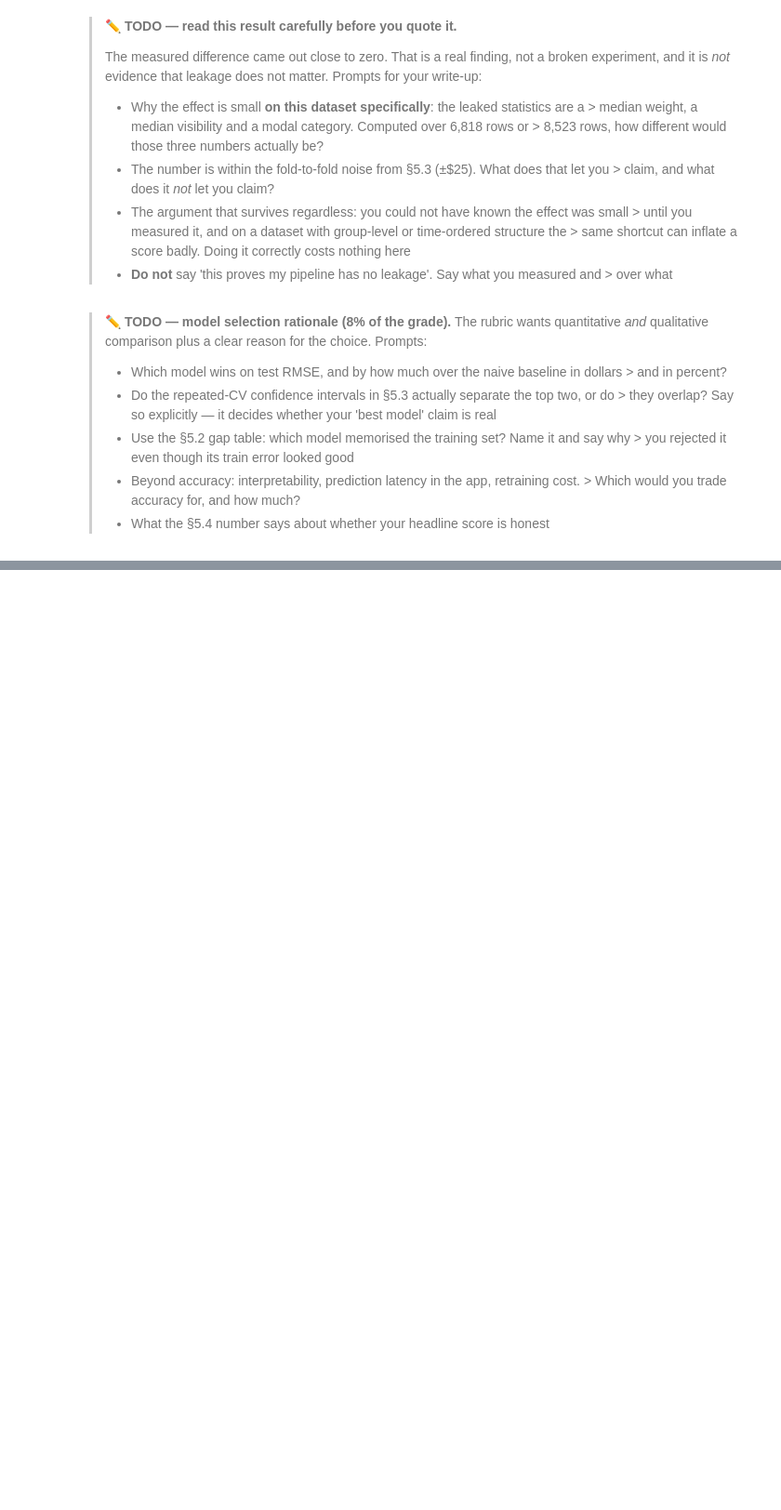
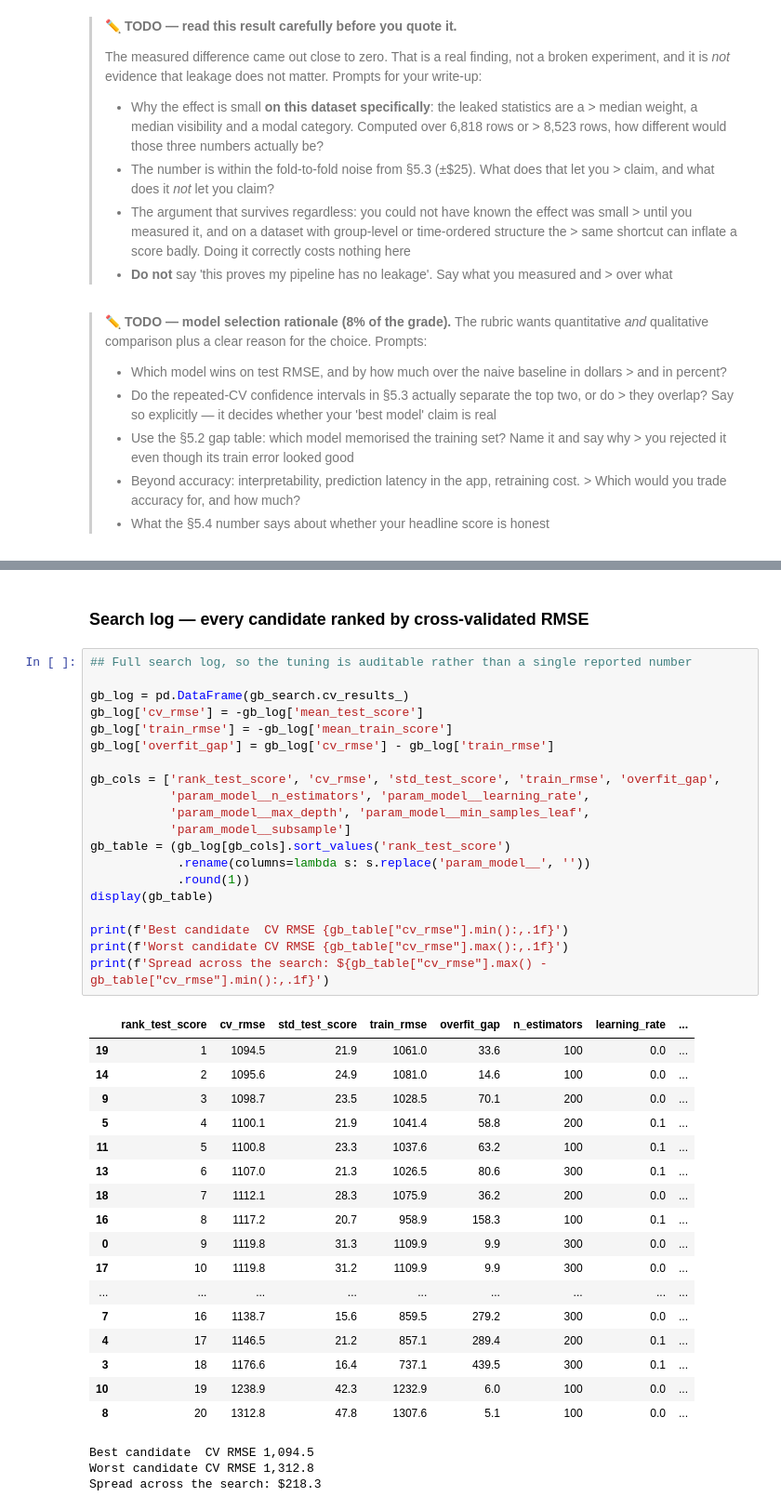
Before and after one commit to marcusteoh/bigmart-sales-forecaster, a Jupyter notebook: BigMart_Sales_Prediction.ipynb, the cells around one changed output, grey strips where cells are left out. Shown at 93% size. Cells and saved outputs as stored; diff of their text form; blank space fills up the shorter version.

```diff
--- a/BigMart_Sales_Prediction.ipynb
+++ b/BigMart_Sales_Prediction.ipynb
@@ -1409,0 +1474,43 @@ Optimism the leak would have bought: $-3.3 (-0.32% of RMSE)
+# %% [markdown]
+### Search log — every candidate ranked by cross-validated RMSE
+# %%
+## Full search log, so the tuning is auditable rather than a single reported number
+
+gb_log = pd.DataFrame(gb_search.cv_results_)
+gb_log['cv_rmse'] = -gb_log['mean_test_score']
+gb_log['train_rmse'] = -gb_log['mean_train_score']
+gb_log['overfit_gap'] = gb_log['cv_rmse'] - gb_log['train_rmse']
+
+gb_cols = ['rank_test_score', 'cv_rmse', 'std_test_score', 'train_rmse', 'overfit_gap',
+           'param_model__n_estimators', 'param_model__learning_rate',
+           'param_model__max_depth', 'param_model__min_samples_leaf',
+           'param_model__subsample']
+gb_table = (gb_log[gb_cols].sort_values('rank_test_score')
+            .rename(columns=lambda s: s.replace('param_model__', ''))
+            .round(1))
+display(gb_table)
+
+print(f'Best candidate  CV RMSE {gb_table["cv_rmse"].min():,.1f}')
+print(f'Worst candidate CV RMSE {gb_table["cv_rmse"].max():,.1f}')
+print(f'Spread across the search: ${gb_table["cv_rmse"].max() - gb_table["cv_rmse"].min():,.1f}')
+# %% [output]
+|  | rank_test_score | cv_rmse | std_test_score | train_rmse | overfit_gap | n_estimators | learning_rate | ... |
+| 19 | 1 | 1094.5 | 21.9 | 1061.0 | 33.6 | 100 | 0.0 | ... |
+| 14 | 2 | 1095.6 | 24.9 | 1081.0 | 14.6 | 100 | 0.0 | ... |
+| 9 | 3 | 1098.7 | 23.5 | 1028.5 | 70.1 | 200 | 0.0 | ... |
+| 5 | 4 | 1100.1 | 21.9 | 1041.4 | 58.8 | 200 | 0.1 | ... |
+| 11 | 5 | 1100.8 | 23.3 | 1037.6 | 63.2 | 100 | 0.1 | ... |
+| 13 | 6 | 1107.0 | 21.3 | 1026.5 | 80.6 | 300 | 0.1 | ... |
+| 18 | 7 | 1112.1 | 28.3 | 1075.9 | 36.2 | 200 | 0.0 | ... |
+| 16 | 8 | 1117.2 | 20.7 | 958.9 | 158.3 | 100 | 0.1 | ... |
+| 0 | 9 | 1119.8 | 31.3 | 1109.9 | 9.9 | 300 | 0.0 | ... |
+| 17 | 10 | 1119.8 | 31.2 | 1109.9 | 9.9 | 300 | 0.0 | ... |
+| ... | ... | ... | ... | ... | ... | ... | ... | ... |
+| 7 | 16 | 1138.7 | 15.6 | 859.5 | 279.2 | 300 | 0.0 | ... |
+| 4 | 17 | 1146.5 | 21.2 | 857.1 | 289.4 | 200 | 0.1 | ... |
+| 3 | 18 | 1176.6 | 16.4 | 737.1 | 439.5 | 300 | 0.1 | ... |
+| 10 | 19 | 1238.9 | 42.3 | 1232.9 | 6.0 | 100 | 0.0 | ... |
+| 8 | 20 | 1312.8 | 47.8 | 1307.6 | 5.1 | 100 | 0.0 | ... |
+Best candidate  CV RMSE 1,094.5
+Worst candidate CV RMSE 1,312.8
+Spread across the search: $218.3
```
Also changed, not shown: parts of 10 cells of this notebook.
